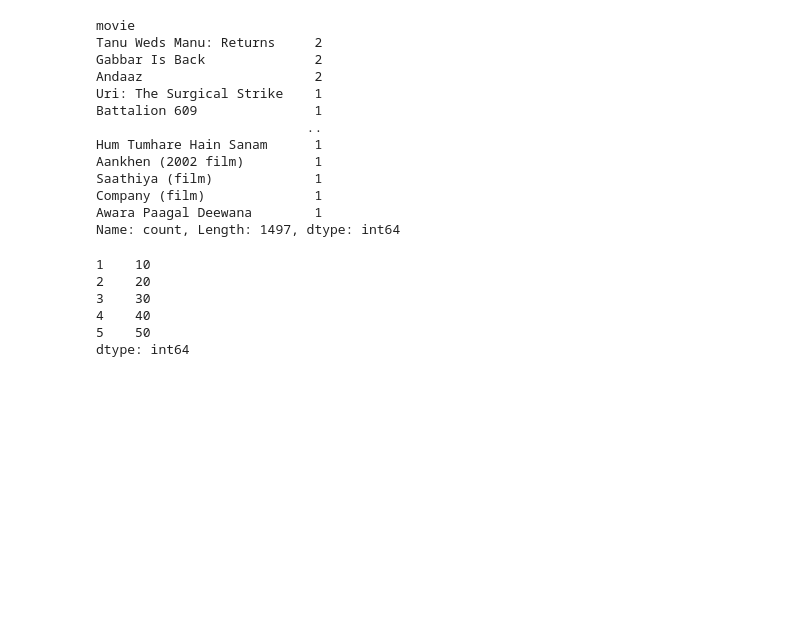
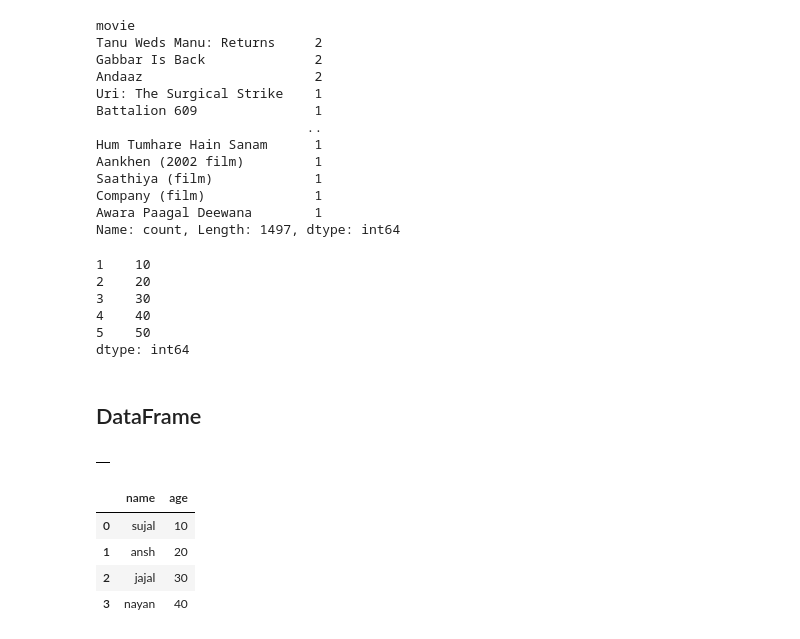
Before and after one commit to rsujl/15-Days-Python, a Jupyter notebook: Pandas/Untitled.ipynb, the cells around one changed output. Drawn from its saved outputs; the diff is of its cells as text; code cells hidden in the pictures; blank space fills up the shorter version.

```diff
--- a/Pandas/Untitled.ipynb
+++ b/Pandas/Untitled.ipynb
@@ -558,3 +558,24 @@ pd.Series(my_series,index=labels)
 4    40
 5    50
 dtype: int64
+# %% [markdown]
+## DataFrame
+# %%
+import pandas as pd
+import numpy as np
+pd.DataFrame()
+# %% [output]
+|  |
+# %%
+data={
+    'name':['sujal','ansh','jajal','nayan'],
+    'age':[10,20,30,40]
+}
+# %%
+pd.DataFrame(data)
+# %% [output]
+|  | name | age |
+| 0 | sujal | 10 |
+| 1 | ansh | 20 |
+| 2 | jajal | 30 |
+| 3 | nayan | 40 |
```
Also changed, not shown: parts of 21 cells of this notebook, 1 other file.
